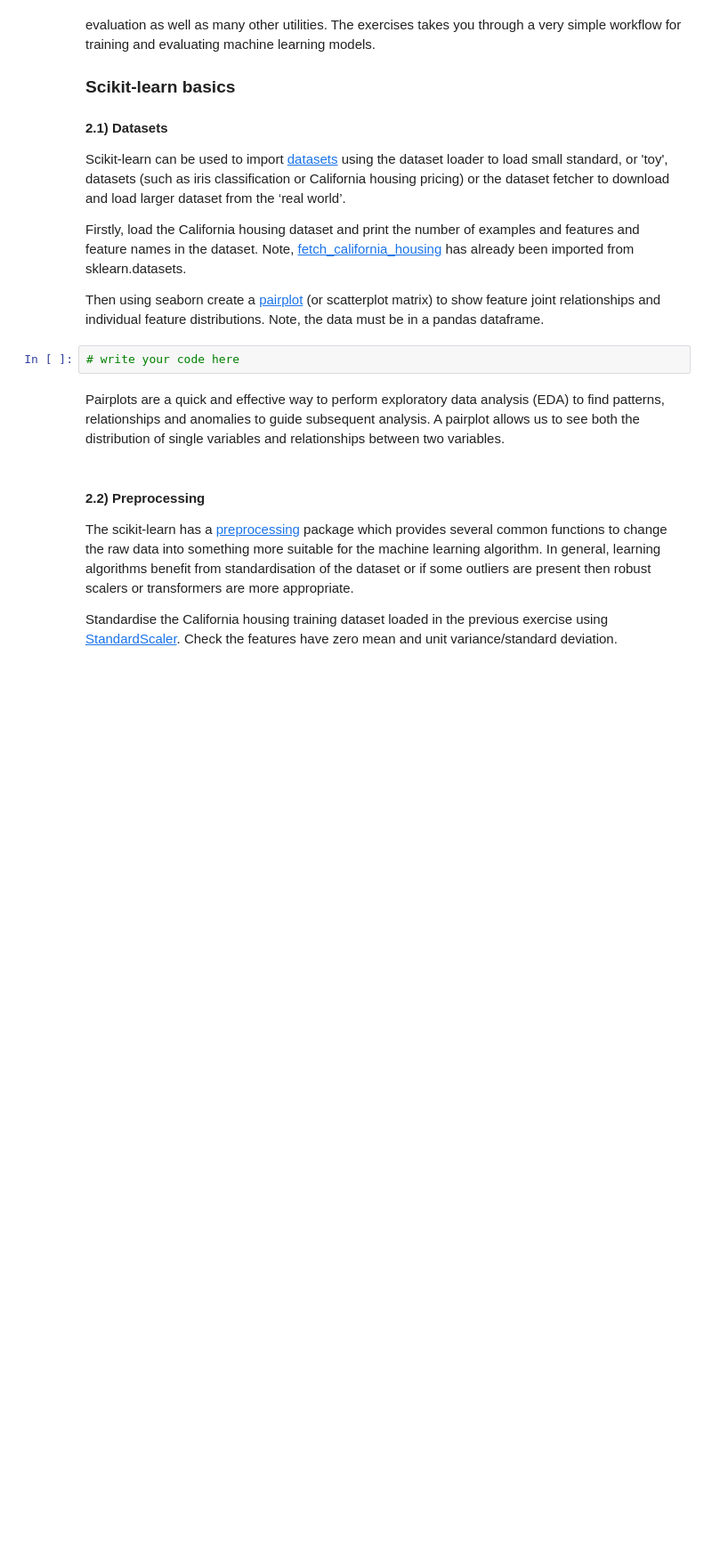
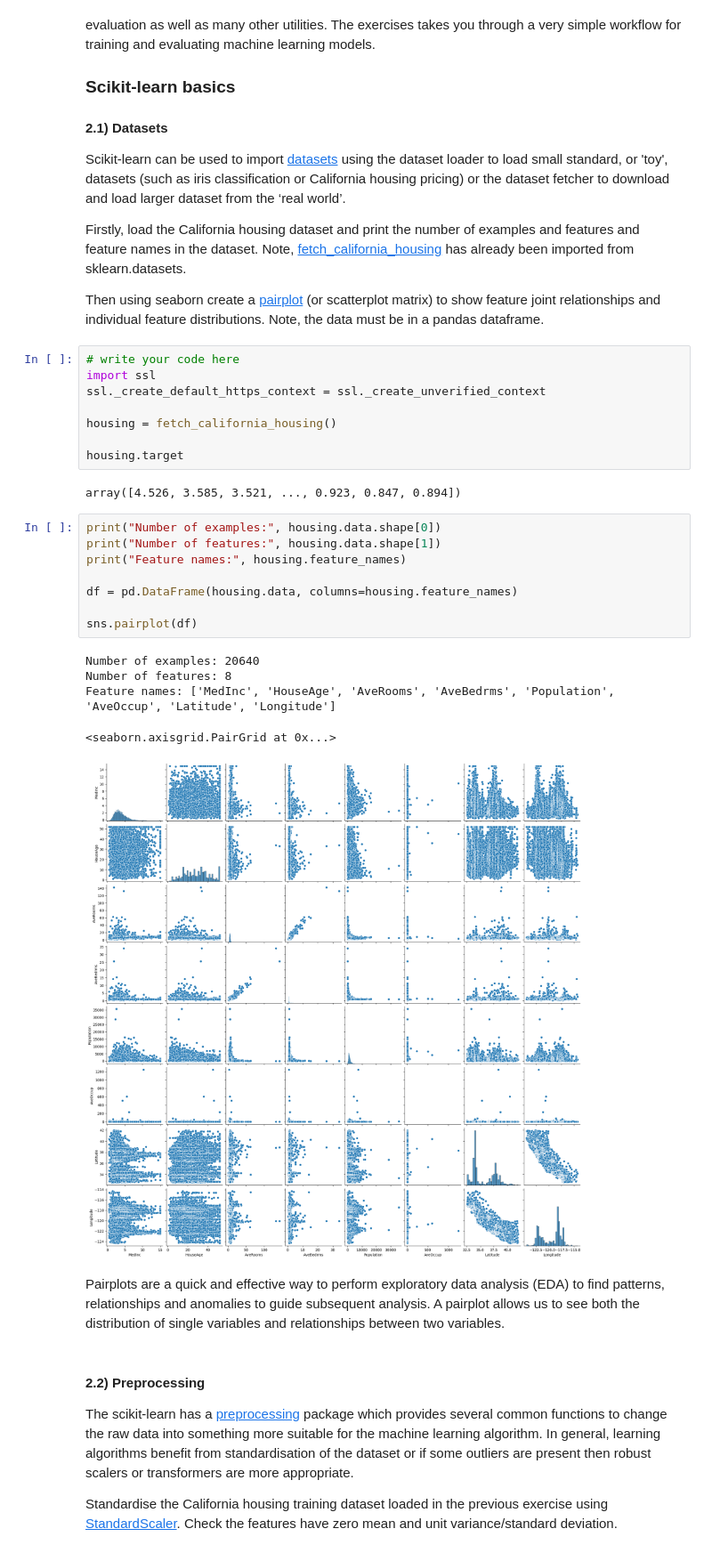
Before and after one commit to damianstone/ML-uni-labs, a Jupyter notebook: lab1/lab1-intro_to_numpy_scikitlearn.ipynb, the cells around one changed output. Shown at 89% size. Drawn from its saved outputs; the diff is of its cells as text; blank space fills up the shorter version.

```diff
--- a/lab1/lab1-intro_to_numpy_scikitlearn.ipynb
+++ b/lab1/lab1-intro_to_numpy_scikitlearn.ipynb
@@ -227,6 +312,28 @@ Firstly, load the California housing dataset and print the number of examples an
 Then using seaborn create a [pairplot](https://seaborn.pydata.org/tutorial/axis_grids.html) (or scatterplot matrix) to show feature joint relationships and individual feature distributions. Note, the data must be in a pandas dataframe.
 # %%
 # write your code here
+import ssl
+ssl._create_default_https_context = ssl._create_unverified_context
+
+housing = fetch_california_housing()
+
+housing.target
+# %% [output]
+array([4.526, 3.585, 3.521, ..., 0.923, 0.847, 0.894])
+# %%
+print("Number of examples:", housing.data.shape[0])
+print("Number of features:", housing.data.shape[1])
+print("Feature names:", housing.feature_names)
+
+df = pd.DataFrame(housing.data, columns=housing.feature_names)
+
+sns.pairplot(df)
+# %% [output]
+Number of examples: 20640
+Number of features: 8
+Feature names: ['MedInc', 'HouseAge', 'AveRooms', 'AveBedrms', 'Population', 'AveOccup', 'Latitude', 'Longitude']
+<seaborn.axisgrid.PairGrid at 0x...>
+[figure, added]
 # %% [markdown]
 Pairplots are a quick and effective way to perform exploratory data analysis (EDA) to find patterns, relationships and anomalies to guide subsequent analysis. A pairplot allows us to see both the distribution of single variables and relationships between two variables.
 # %% [markdown]
```
Also changed, not shown: parts of 32 cells of this notebook, 1 other file.
